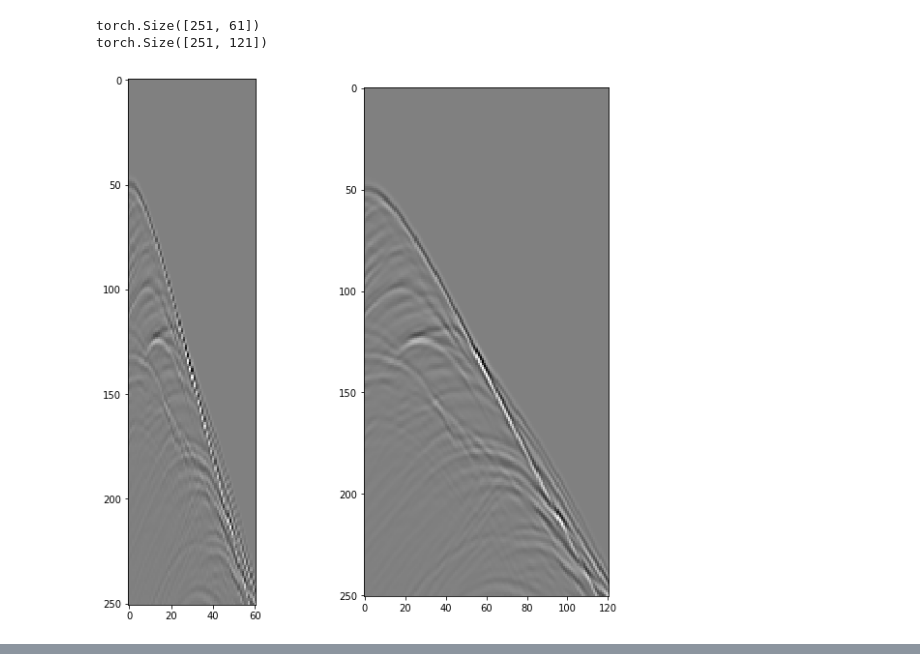
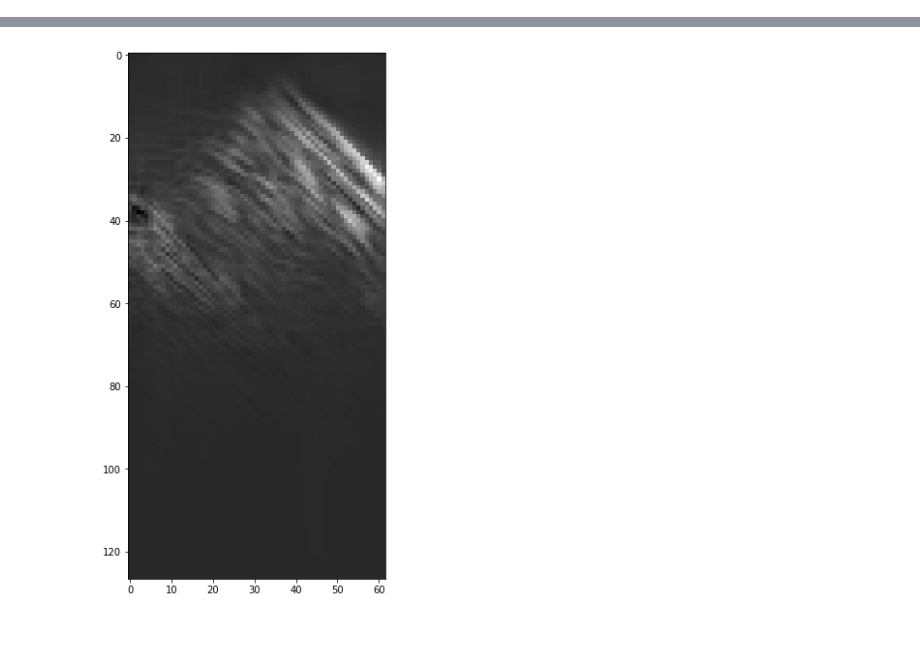
Before and after one commit to garg-aayush/spatial-alias-removal, a Jupyter notebook: data.ipynb, the cells around one changed output, grey strips where cells are left out. Drawn from its saved outputs; the diff is of its cells as text; code cells hidden in the pictures; blank space fills up the shorter version.

Commit message:
Running SRCNN

```diff
--- a/data.ipynb
+++ b/data.ipynb
@@ -32,21 +44,62 @@ torch.Size([251, 121])
 
 #overview of different models
 # model described here http://personal.ie.cuhk.edu.hk/~ccloy/files/eccv_2014_deepresolution.pdf
+
 class SRCNN(nn.Module):
-    def __init__(self, latent_dim, input_dim = [251,61] , output_dim = [251,121] ):
+    """Basic benchmark model, paper introducing the model is http://personal.ie.cuhk.edu.hk/~ccloy/files/eccv_2014_deepresolution.pdf"""
+    def __init__(self, latent_dim= [64,32], input_dim = (251,61) , output_dim = [251,121] ):
         super(SRCNN, self).__init__()
+        self.output_dim = output_dim
         self.sequence = nn.Sequential()
         #actually dimensions have to be changed, here's a tutorial http://deeplearning.net/software/theano/tutorial/conv_arithmetic.html
-        self.sequence.add_module("Convolution 1", nn.Conv2d(1, 64, kernel_size = 9, padding = 4))
-        self.sequence.add_module("ReLU 1", nn.ReLU()
-        self.sequence.add_module("Convolution 2", nn.Conv2d(64, 32, kernel_size = 1 , padding = 0))
-        self.sequence.add_module("ReLU 2", nn.ReLU()
-        self.sequence.add_module("Convolution 3", nn.Conv2d(32, 1, kernel_size = 5 , padding = 2))
-
+        self.sequence.add_module("Convolution 1", nn.Conv2d(1, latent_dim[0], kernel_size = 9, padding = 4))
+        self.sequence.add_module("ReLU 1", nn.ReLU())
+        self.sequence.add_module("Convolution 2", nn.Conv2d(latent_dim[0], latent_dim[1], kernel_size = 1 , padding = 0))
+        self.sequence.add_module("ReLU 2", nn.ReLU())
+        self.sequence.add_module("Convolution 3", nn.Conv2d(latent_dim[1], 1, kernel_size = 5 , padding = 2))
 
     def forward(self, x):
-        return self.sequence(x)
+        x_interpolated = nn.functional.interpolate(x, size=self.output_dim)
+
+        return self.sequence(x_interpolated)
-# %% [output]
-torch.Size([251, 61])
-torch.Size([251, 121])
-[figure, removed]
+# %%
+torch.manual_seed(42)
+if is_fk:
+    output_dim = [127,62]
+else:
+    output_dim = [251,121]
+model = SRCNN(output_dim = output_dim)
+optimiser = torch.optim.Adam(params=model.parameters(), lr = 1e-2)
+scheduler = torch.optim.lr_scheduler.StepLR(optimizer=optimiser, step_size=1)
+loss_function = nn.MSELoss()
+def training(model, optimiser, train_dataloader, loss_function = nn.MSELoss(),  epoch_number = 40, device = 'cpu'):
+    model.to(device)
+    loss_epoch = []
+    for epoch in range(epoch_number):
+        if epoch == 25:
+            pass
+            #scheduler.step()
+            #print("LR decreases. New lr is {}".format(optimiser.param_groups[0]['lr']))
+        loss_list = []
+        for batch in train_dataloader:
+
+            x = batch["x"].to(device =device).float()
+            y = batch["y"].to(device =device).float()
+            model.train()
+            optimiser.zero_grad()
+            y_reconstructed = model(x)
+            loss = loss_function(y_reconstructed, y)
+            loss.backward()
+            optimiser.step()
+
+            loss_list+=[loss.item()]
+        print("Epoch {}, loss {:4}".format(epoch, np.mean(loss_list)))
+        loss_epoch+=[np.mean(loss_list)]
+
+
+
+    plt.imshow(y_reconstructed[0].squeeze(0).detach().numpy(),cmap='gray')
+    plt.show()
+
+training(model, optimiser, train_dataloader, loss_function = loss_function)
+# %% [output]
@@ -52,0 +123 @@ torch.Size([251, 121])
+[figure, added]
```
Also changed, not shown: parts of 4 cells of this notebook, 1 other file.
